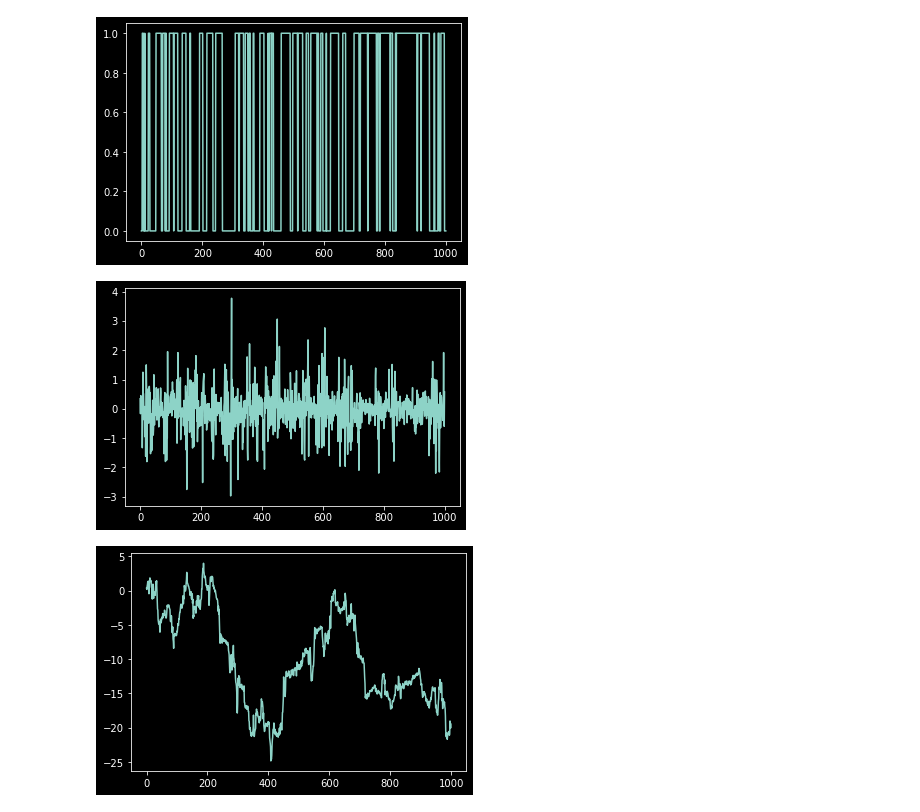
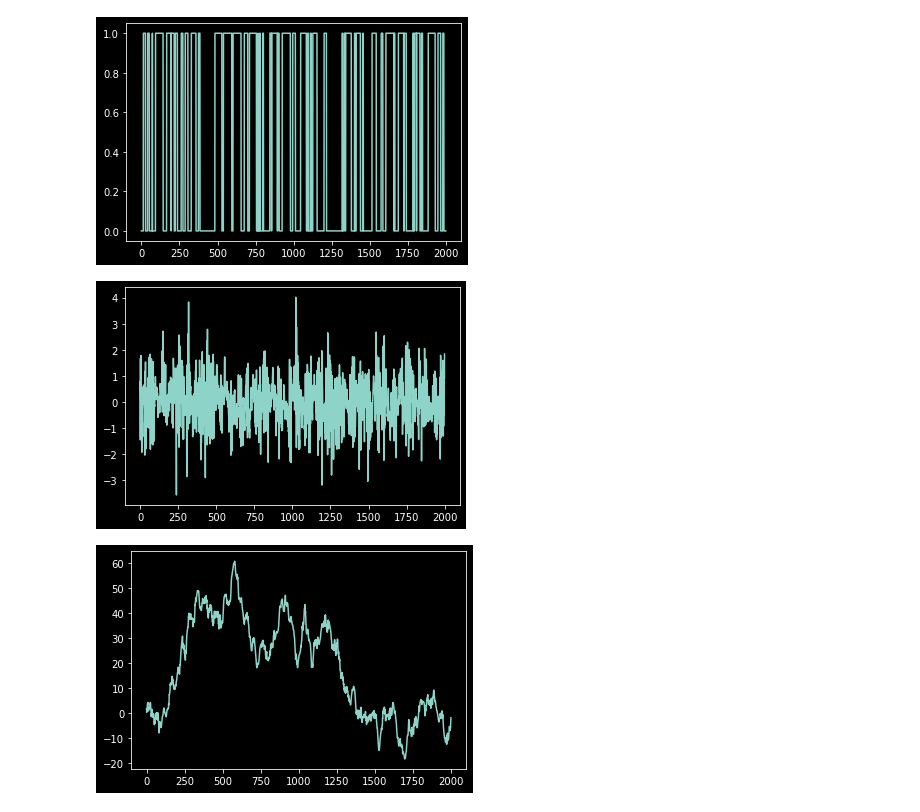
Before and after one commit to ruijaulino/seqm, a Jupyter notebook: examples/hmm_generic_dev.ipynb, the cells around one changed output. Drawn from its saved outputs; the diff is of its cells as text; code cells hidden in the pictures.

```diff
--- a/examples/hmm_generic_dev.ipynb
+++ b/examples/hmm_generic_dev.ipynb
@@ -616,23 +878,23 @@ def simulate_trend_switch(n,A,a,s0,s1):
         if z[i] == 0:
             x[i] = np.random.normal(0, np.sqrt(s0))
         else:
-            x[i] = np.random.normal(0, np.sqrt(s1))
+            x[i] = np.random.normal(a*x[i-1], np.sqrt(s1))
     return x,z
 # %%
-n = 1000
-A = np.array([[0.9,0.1],[0.1,0.9]])
-a = 0.1
+n = 2000
+A = np.array([[0.95,0.05],[0.05,0.95]])
+a = 0.8
 s0 = 1
 s1 = 0.1
 
-x,z = simulate_trend_switch(n,A,a,s0,s1)
+sim_ts,z = simulate_trend_switch(n,A,a,s0,s1)
 plt.plot(z)
 plt.show()
-plt.plot(x)
+plt.plot(sim_ts)
 plt.show()
-plt.plot(np.cumsum(x))
+plt.plot(np.cumsum(sim_ts))
 plt.show()
 # %% [output]
-[figure, old version]
+[figure, new version]
-[figure, old version]
+[figure, new version]
-[figure, old version]
+[figure, new version]
```
Also changed, not shown: parts of 12 cells of this notebook.
